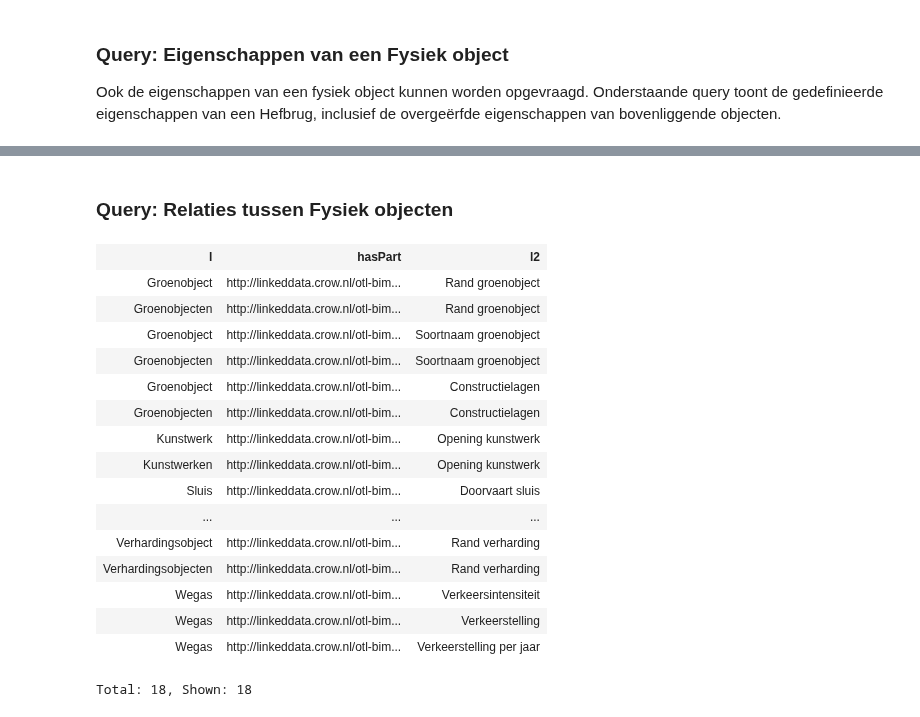
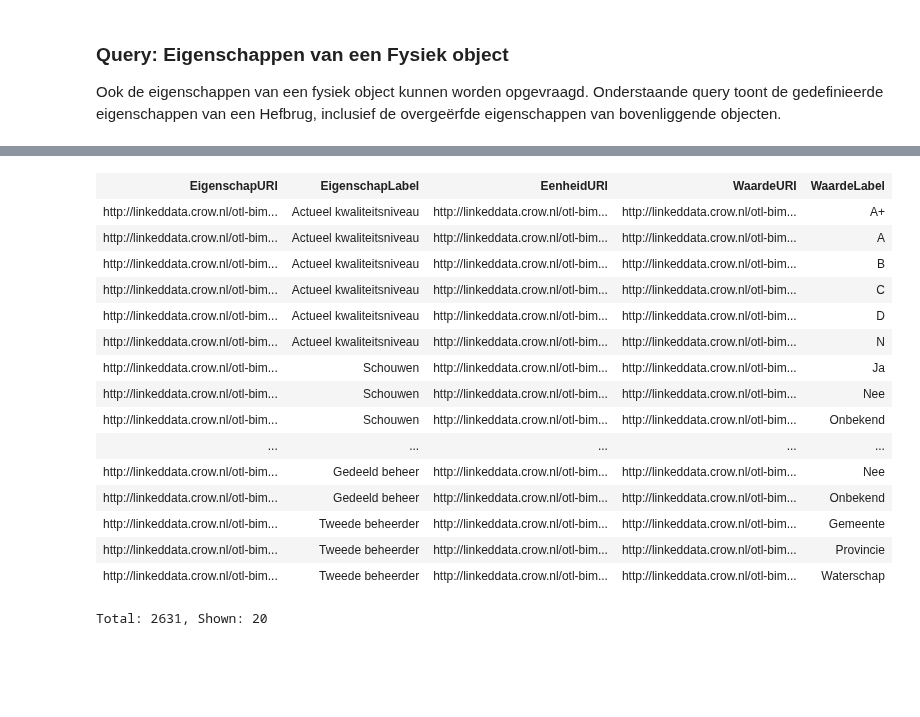
Before and after one commit to Stichting-CROW/imbor, a Jupyter notebook: docs/SPARQL-voorbeelden.ipynb, the cells around one changed output, grey strips where cells are left out. Drawn from its saved outputs; the diff is of its cells as text; code cells hidden in the pictures; blank space fills up the shorter version.

```diff
--- a/docs/SPARQL-voorbeelden.ipynb
+++ b/docs/SPARQL-voorbeelden.ipynb
@@ -215,32 +141,36 @@ Total: 135, Shown: 20
-# %% [markdown]
-### Query: Relaties tussen Fysiek objecten
-# %%
-PREFIX rdfs: <http://www.w3.org/2000/01/rdf-schema#>
-PREFIX bs: <https://w3id.org/de/basicsemantics#>
-select ?l ?hasPart ?l2 where {
-    ?hasPart rdfs:subPropertyOf bs:hasPart .
-
-	?hasPart rdfs:domain ?s .
-    ?hasPart rdfs:range ?o .
-    ?s rdfs:label ?l .
-    ?o rdfs:label ?l2 .
-}
-GROUP BY ?hasPart ?l ?l2
-# %% [output]
-| l | hasPart | l2 |
-| Groenobject | http://linkeddata.crow.nl/otl-bim... | Rand groenobject |
-| Groenobjecten | http://linkeddata.crow.nl/otl-bim... | Rand groenobject |
-| Groenobject | http://linkeddata.crow.nl/otl-bim... | Soortnaam groenobject |
-| Groenobjecten | http://linkeddata.crow.nl/otl-bim... | Soortnaam groenobject |
-| Groenobject | http://linkeddata.crow.nl/otl-bim... | Constructielagen |
-| Groenobjecten | http://linkeddata.crow.nl/otl-bim... | Constructielagen |
-| Kunstwerk | http://linkeddata.crow.nl/otl-bim... | Opening kunstwerk |
-| Kunstwerken | http://linkeddata.crow.nl/otl-bim... | Opening kunstwerk |
-| Sluis | http://linkeddata.crow.nl/otl-bim... | Doorvaart sluis |
-| ... | ... | ... |
-| Verhardingsobject | http://linkeddata.crow.nl/otl-bim... | Rand verharding |
-| Verhardingsobjecten | http://linkeddata.crow.nl/otl-bim... | Rand verharding |
-| Wegas | http://linkeddata.crow.nl/otl-bim... | Verkeersintensiteit |
-| Wegas | http://linkeddata.crow.nl/otl-bim... | Verkeerstelling |
-| Wegas | http://linkeddata.crow.nl/otl-bim... | Verkeerstelling per jaar |
-Total: 18, Shown: 18
+# %%
+PREFIX rdf: <http://www.w3.org/1999/02/22-rdf-syntax-ns#>
+PREFIX rdfs: <http://www.w3.org/2000/01/rdf-schema#>
+PREFIX skos: <http://www.w3.org/2004/02/skos/core#>
+
+SELECT ?EigenschapURI ?EigenschapLabel ?EenheidURI ?WaardeURI ?WaardeLabel
+WHERE {
+# Selecteer alleen klassen die een range hebben (en dus een property zijn) ...
+    ?EigenschapURI rdfs:range ?EenheidURI ;
+# ... en een preferred label hebben ...
+                   skos:prefLabel ?EigenschapLabel;
+                   .
+# ... en waardes die een instantie zijn van die range...
+    ?WaardeURI a ?EenheidURI ;
+# ... en een preferred label hebben.
+                   skos:prefLabel ?WaardeLabel;
+                .
+}
+# %% [output]
+| EigenschapURI | EigenschapLabel | EenheidURI | WaardeURI | WaardeLabel |
+| http://linkeddata.crow.nl/otl-bim... | Actueel kwaliteitsniveau | http://linkeddata.crow.nl/otl-bim... | http://linkeddata.crow.nl/otl-bim... | A+ |
+| http://linkeddata.crow.nl/otl-bim... | Actueel kwaliteitsniveau | http://linkeddata.crow.nl/otl-bim... | http://linkeddata.crow.nl/otl-bim... | A |
+| http://linkeddata.crow.nl/otl-bim... | Actueel kwaliteitsniveau | http://linkeddata.crow.nl/otl-bim... | http://linkeddata.crow.nl/otl-bim... | B |
+| http://linkeddata.crow.nl/otl-bim... | Actueel kwaliteitsniveau | http://linkeddata.crow.nl/otl-bim... | http://linkeddata.crow.nl/otl-bim... | C |
+| http://linkeddata.crow.nl/otl-bim... | Actueel kwaliteitsniveau | http://linkeddata.crow.nl/otl-bim... | http://linkeddata.crow.nl/otl-bim... | D |
+| http://linkeddata.crow.nl/otl-bim... | Actueel kwaliteitsniveau | http://linkeddata.crow.nl/otl-bim... | http://linkeddata.crow.nl/otl-bim... | N |
+| http://linkeddata.crow.nl/otl-bim... | Schouwen | http://linkeddata.crow.nl/otl-bim... | http://linkeddata.crow.nl/otl-bim... | Ja |
+| http://linkeddata.crow.nl/otl-bim... | Schouwen | http://linkeddata.crow.nl/otl-bim... | http://linkeddata.crow.nl/otl-bim... | Nee |
+| http://linkeddata.crow.nl/otl-bim... | Schouwen | http://linkeddata.crow.nl/otl-bim... | http://linkeddata.crow.nl/otl-bim... | Onbekend |
+| ... | ... | ... | ... | ... |
+| http://linkeddata.crow.nl/otl-bim... | Gedeeld beheer | http://linkeddata.crow.nl/otl-bim... | http://linkeddata.crow.nl/otl-bim... | Nee |
+| http://linkeddata.crow.nl/otl-bim... | Gedeeld beheer | http://linkeddata.crow.nl/otl-bim... | http://linkeddata.crow.nl/otl-bim... | Onbekend |
+| http://linkeddata.crow.nl/otl-bim... | Tweede beheerder | http://linkeddata.crow.nl/otl-bim... | http://linkeddata.crow.nl/otl-bim... | Gemeente |
+| http://linkeddata.crow.nl/otl-bim... | Tweede beheerder | http://linkeddata.crow.nl/otl-bim... | http://linkeddata.crow.nl/otl-bim... | Provincie |
+| http://linkeddata.crow.nl/otl-bim... | Tweede beheerder | http://linkeddata.crow.nl/otl-bim... | http://linkeddata.crow.nl/otl-bim... | Waterschap |
+Total: 2631, Shown: 20
```
Also changed, not shown: parts of 11 cells of this notebook.
